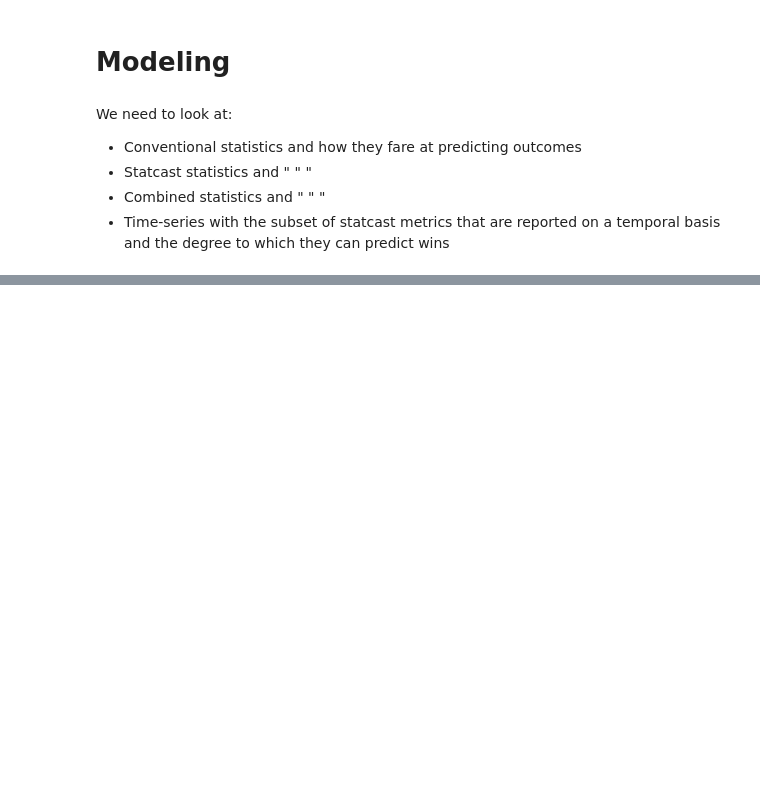
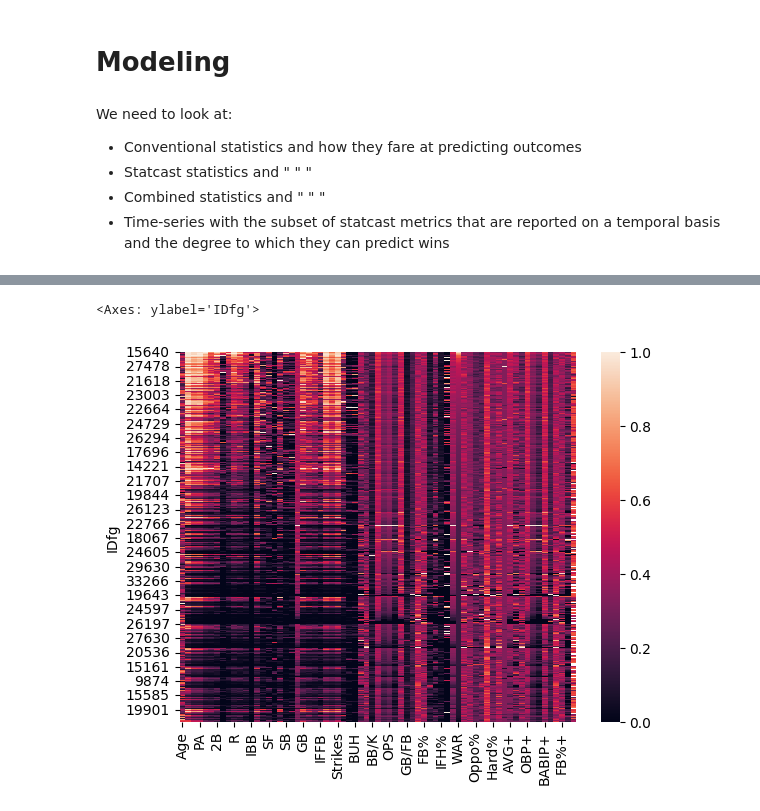
Before and after one commit to auto-d/moneyball-ml, a Jupyter notebook: eda.ipynb, the cells around one changed output, grey strips where cells are left out. Cells and saved outputs as stored; diff of their text form; code cells hidden in the pictures; blank space fills up the shorter version.

```diff
--- a/eda.ipynb
+++ b/eda.ipynb
@@ -705,0 +620,5 @@ mb.search(train_Xstd, train_y)
+# %%
+sns.heatmap(mb.scale(std_batting))
+# %% [output]
+<Axes: ylabel='IDfg'>
+[figure, added]
```
Also changed, not shown: parts of 57 cells of this notebook, 3 other files.
